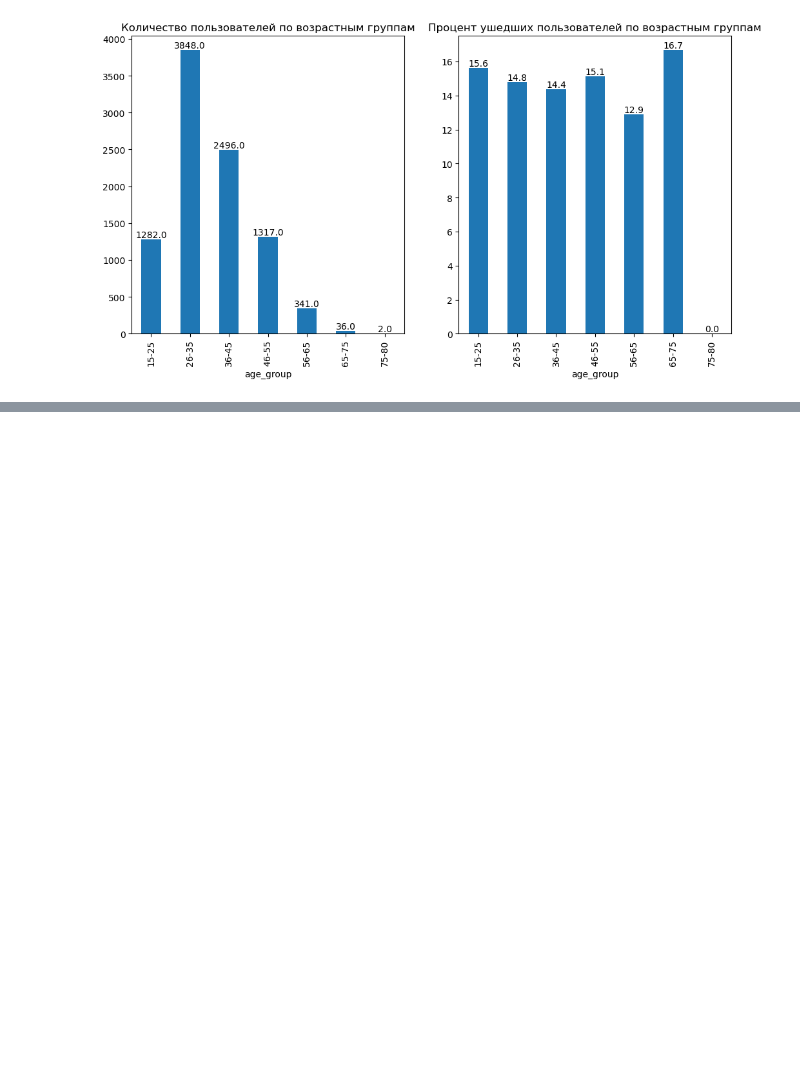
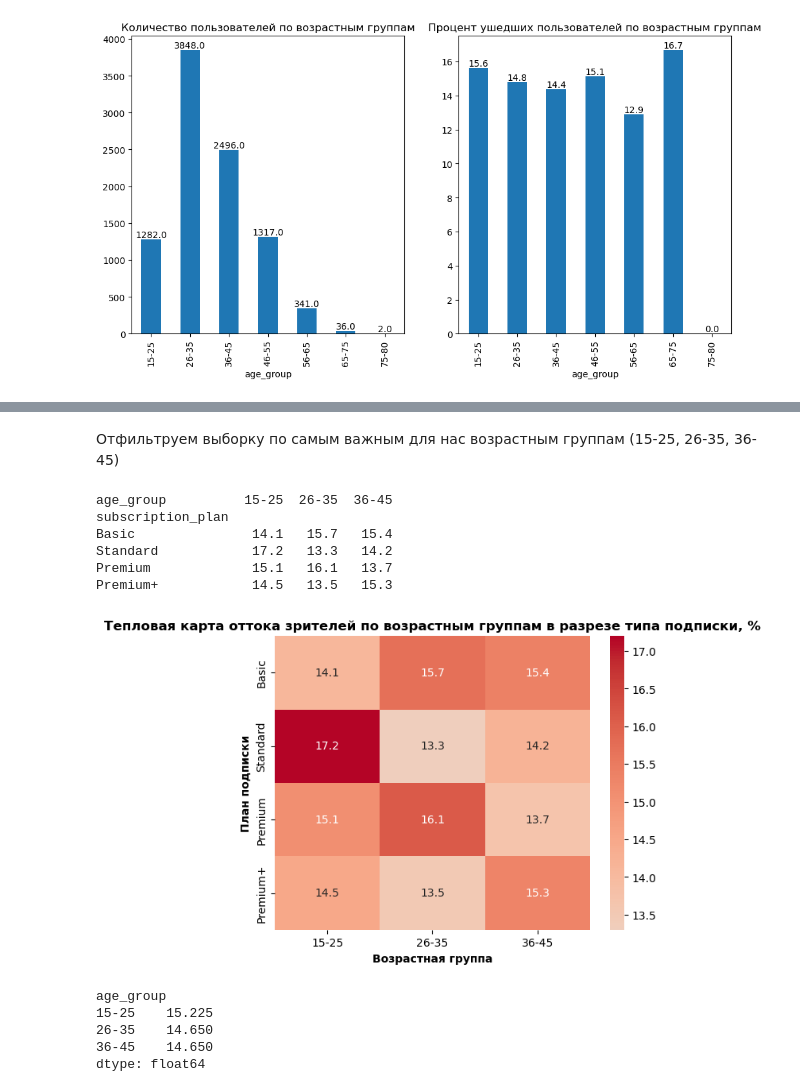
Before and after one commit to rouch314/netflix-users-behavior-analysis, a Jupyter notebook: netflix-analysis.ipynb, the cells around one changed output, grey strips where cells are left out. Drawn from its saved outputs; the diff is of its cells as text; code cells hidden in the pictures; blank space fills up the shorter version.

```diff
--- a/netflix-analysis.ipynb
+++ b/netflix-analysis.ipynb
@@ -942,0 +963,28 @@ plt.show()
+# %% [markdown]
+Отфильтруем выборку по самым важным для нас возрастным группам (15-25, 26-35, 36-45)
+# %%
+churn_by_sub_age_filtered = df[df['age_group'].isin(['15-25', '26-35', '36-45'])].groupby(['subscription_plan', 'age_group'], observed=True)['is_active'].apply(lambda x: (1 - x.mean()) * 100).unstack()\
+    .sort_values(by='subscription_plan').round(1)
+print(churn_by_sub_age_filtered)
+# %% [output]
+age_group          15-25  26-35  36-45
+subscription_plan
+Basic               14.1   15.7   15.4
+Standard            17.2   13.3   14.2
+Premium             15.1   16.1   13.7
+Premium+            14.5   13.5   15.3
+# %%
+plot4 = sns.heatmap(churn_by_sub_age_filtered, annot=True, fmt='.1f', cmap='coolwarm', center=12.5)
+plot4.set_xlabel('Возрастная группа', fontweight='bold')
+plot4.set_ylabel('План подписки', fontweight='bold')
+plot4.set_title('Тепловая карта оттока зрителей по возрастным группам в разрезе типа подписки, %', fontweight='bold')
+plt.show()
+
+print(churn_by_sub_age_filtered.mean())
+# %% [output]
+[figure, added]
+age_group
+15-25    15.225
+26-35    14.650
+36-45    14.650
+dtype: float64
```
Also changed, not shown: parts of 5 cells of this notebook.
